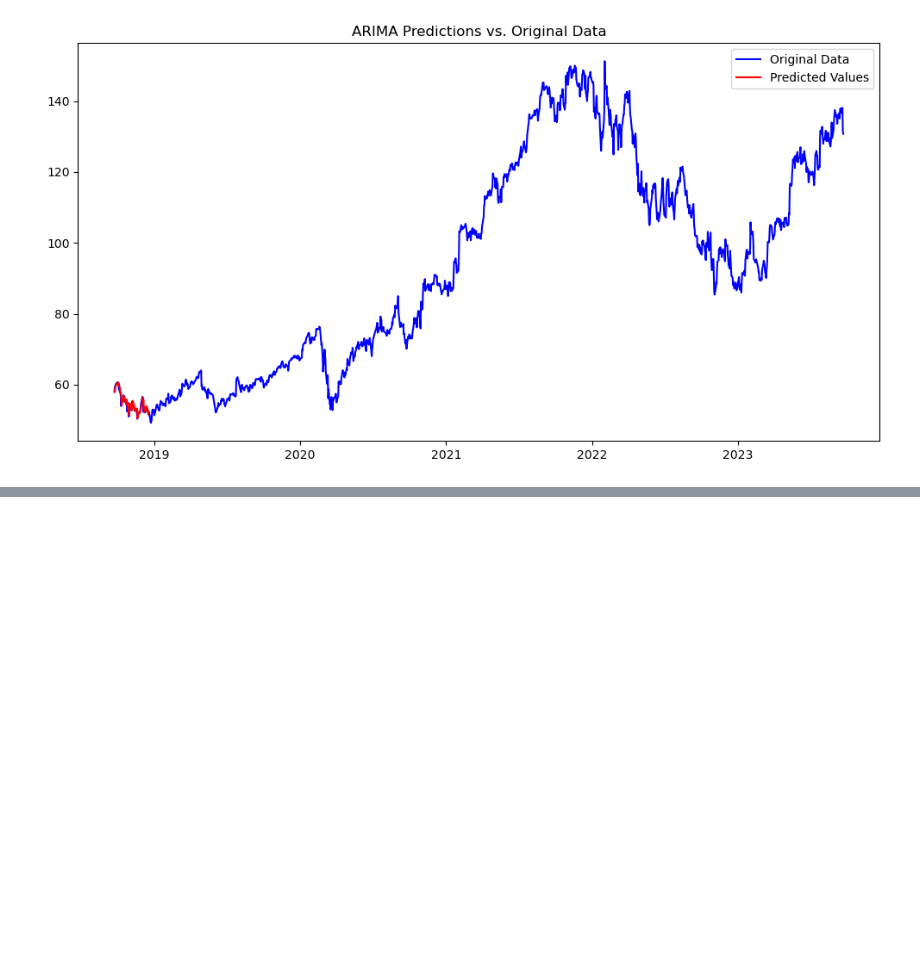
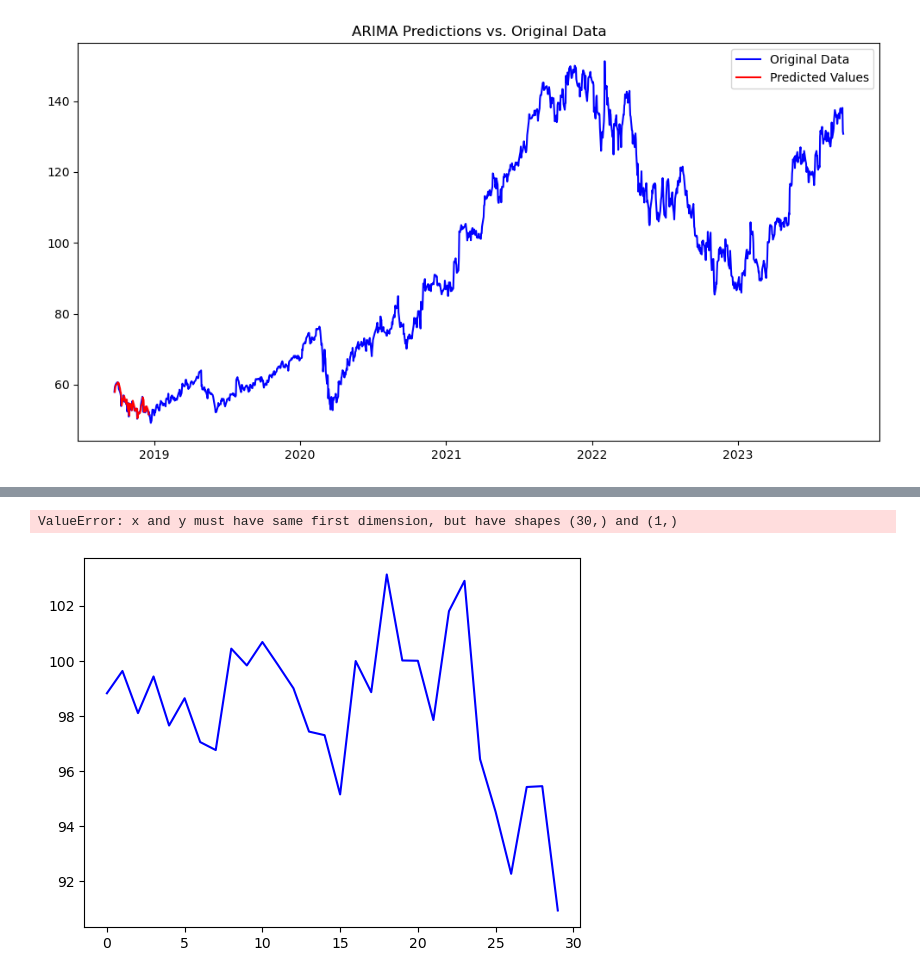
Before and after one commit to ameyagidh/StockPricePredictor, a Jupyter notebook: StockPrediction/Models/ARIMA/ARIMA.ipynb, the cells around one changed output, grey strips where cells are left out. Saved outputs shown, nothing was run; the diff lists cells and outputs as text; code cells hidden in the pictures; blank space fills up the shorter version.

```diff
--- a/StockPrediction/Models/ARIMA/ARIMA.ipynb
+++ b/StockPrediction/Models/ARIMA/ARIMA.ipynb
@@ -205,0 +208,4 @@ plt.show()
+# %%
+n =int(len(df)*0.8)
+train = df.Open[:n]
+test = df.Open[n:]
@@ -205,0 +245,4 @@ plt.show()
+# %%
+steps = 30
+forecast = result.forecast(steps)
+print(forecast)
@@ -205,0 +267,37 @@ plt.show()
+# %%
+forecast = result.get_forecast(steps)
+
+# Access the forecasted values as a Pandas Series
+forecast_values = forecast.predicted_mean
+
+# Access the confidence intervals as a Pandas DataFrame
+forecast_conf_int = forecast.conf_int()
+
+# Extract the lower and upper bounds from the DataFrame
+lower_bound = forecast_conf_int.iloc[:, 0]  # Lower bound
+upper_bound = forecast_conf_int.iloc[:, 1]  # Upper bound
+
+# 'lower_bound' and 'upper_bound' now contain the lower and upper bounds of the confidence intervals for each forecasted value.
+# %%
+actual_values = test[:steps]
+
+forecast_values = forecast
+
+time_index = range(len(actual_values))
+# Plot actual values
+plt.plot(time_index, actual_values, label='Actual', color='blue')
+
+# Plot ARIMA forecasts
+plt.plot(time_index, forecast_values, label='ARIMA Forecast', color='red')
+
+# Add labels and legend
+plt.xlabel('Time')
+plt.ylabel('Value')
+plt.legend()
+
+# Show the plot
+plt.title('Actual vs ARIMA Forecast')
+plt.show()
+# %% [output]
+ValueError: x and y must have same first dimension, but have shapes (30,) and (1,)
+[figure, added]
```
Also changed, not shown: parts of 7 cells of this notebook.
